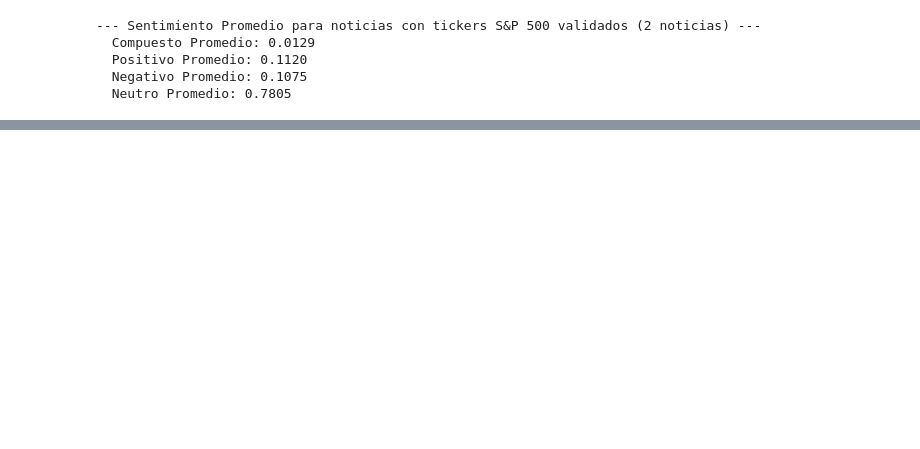
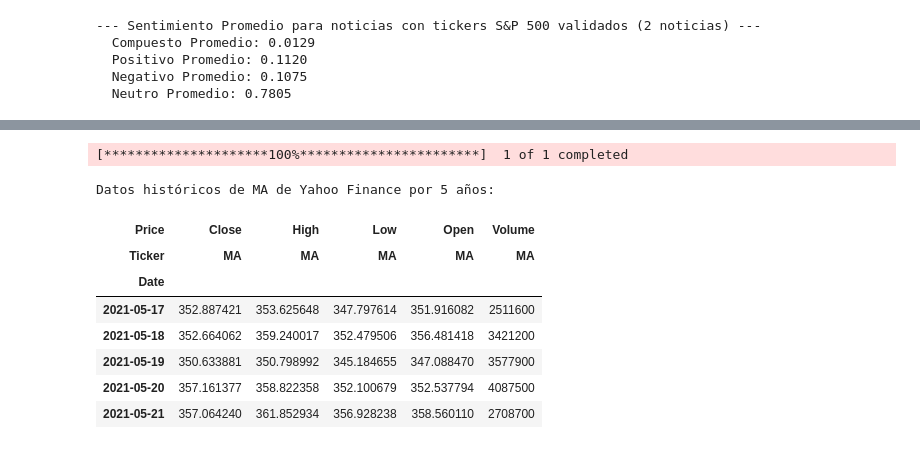
Before and after one commit to jsanchezv4/procesamiento, a Jupyter notebook: fINVIZ_NEWS.ipynb, the cells around one changed output, grey strips where cells are left out. Saved outputs shown, nothing was run; the diff lists cells and outputs as text; code cells hidden in the pictures; blank space fills up the shorter version.

```diff
--- a/fINVIZ_NEWS.ipynb
+++ b/fINVIZ_NEWS.ipynb
@@ -541,3 +541,27 @@ display(df_sentiment_summary)
 # %% [output]
 |  | Ticker | Número de Noticias | Sentimiento Compuesto Promedio | Sentimiento Positivo Promedio | Sentimiento Negativo Promedio | ... |
 | 0 | MA | 2 | 0.0129 | 0.1120 | 0.1075 | ... |
+# %%
+import yfinance as yf
+import pandas as pd
+
+# Definir el ticker de la acción (Mastercard)
+ticker_symbol = 'MA'
+
+# Obtener los datos históricos de la acción por un período de 5 años
+data = yf.download(ticker_symbol, period='5y')
+
+# Mostrar las primeras filas del DataFrame para verificar
+print(f"Datos históricos de {ticker_symbol} de Yahoo Finance por 5 años:")
+display(data.head())
+# %% [output]
+[*********************100%***********************]  1 of 1 completed
+Datos históricos de MA de Yahoo Finance por 5 años:
+| Price | Close | High | Low | Open | Volume |
+| Ticker | MA | MA | MA | MA | MA |
+| Date |  |  |  |  |  |
+| 2021-05-17 | 352.887421 | 353.625648 | 347.797614 | 351.916082 | 2511600 |
+| 2021-05-18 | 352.664062 | 359.240017 | 352.479506 | 356.481418 | 3421200 |
+| 2021-05-19 | 350.633881 | 350.798992 | 345.184655 | 347.088470 | 3577900 |
+| 2021-05-20 | 357.161377 | 358.822358 | 352.100679 | 352.537794 | 4087500 |
+| 2021-05-21 | 357.064240 | 361.852934 | 356.928238 | 358.560110 | 2708700 |
```
Also changed, not shown: parts of 8 cells of this notebook.
